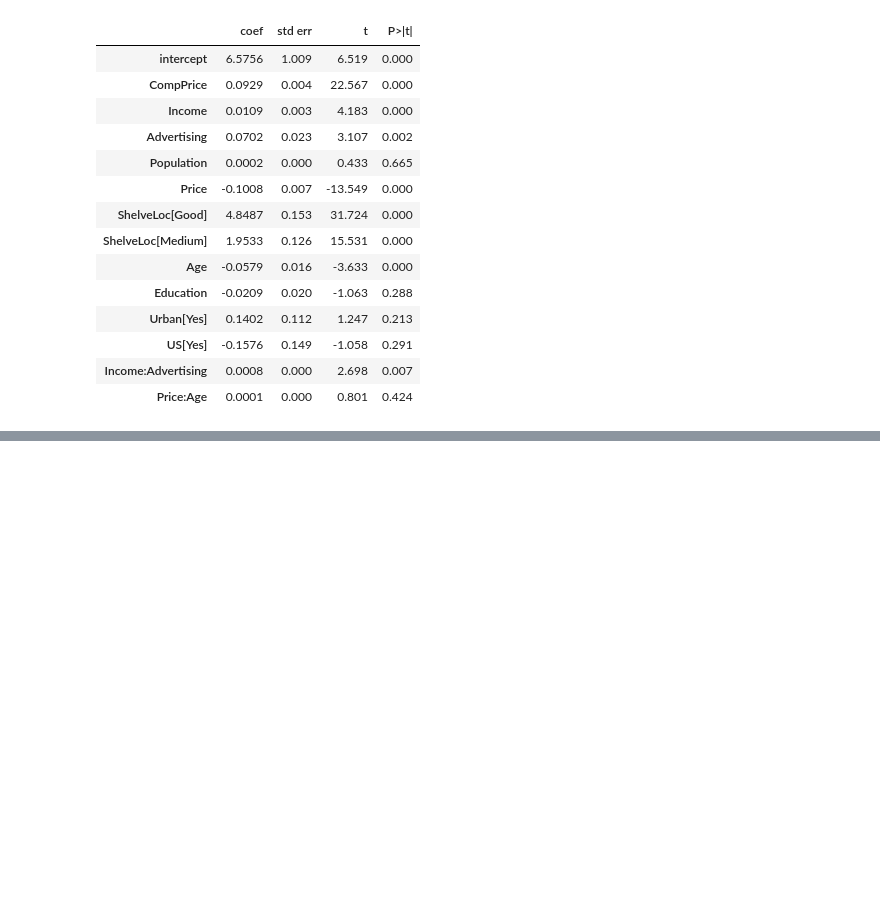
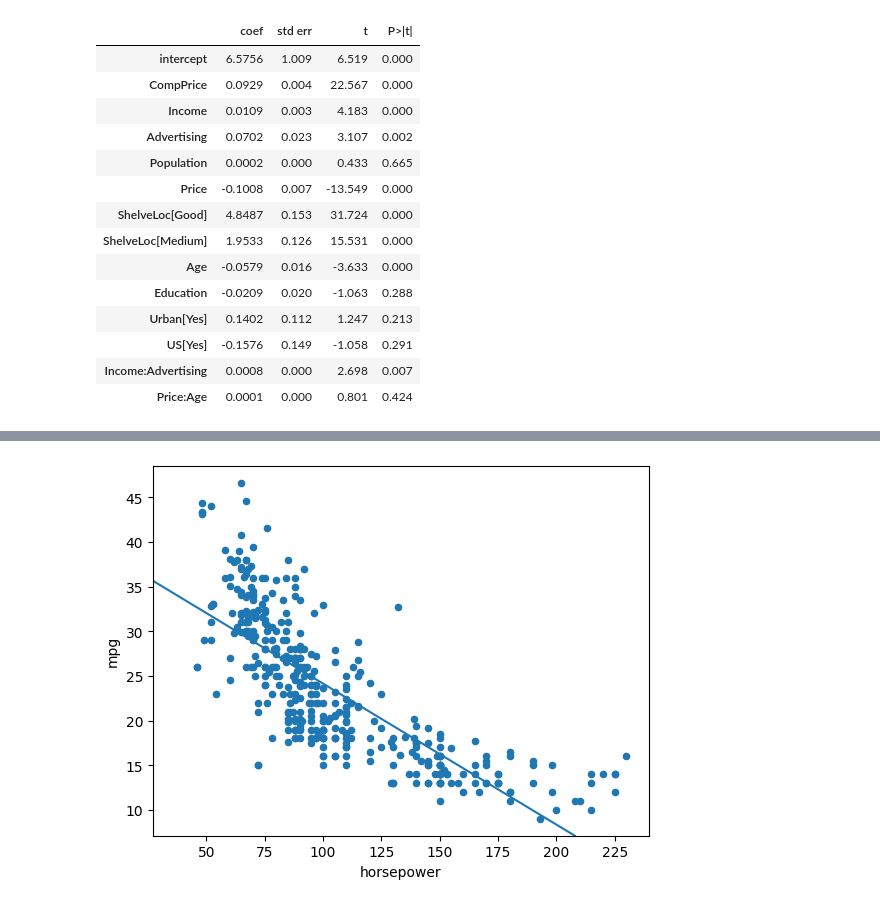
Before and after one commit to AlexBulloso/Notes-on-Stats-and-AI, a Jupyter notebook: Data Science/ISL in Python and R/Ch3-Py.ipynb, the cells around one changed output, grey strips where cells are left out. Cells and saved outputs as stored; diff of their text form; code cells hidden in the pictures; blank space fills up the shorter version.

```diff
--- a/Data Science/ISL in Python and R/Ch3-Py.ipynb
+++ b/Data Science/ISL in Python and R/Ch3-Py.ipynb
@@ -666,0 +785,29 @@ summarize(model.fit())
+# %%
+# 8.
+
+# a)
+Auto = pd.read_csv("data/Auto.csv", na_values=["?"])
+Auto = Auto.dropna() # needed to do this since there were nan values
+y = Auto['mpg']
+X = MS(['horsepower']).fit_transform(Auto)
+#X = pd.DataFrame({'intercept': np.ones(Auto.shape[0]), 'horsepower':Auto['horsepower']})
+#print(np.asarray(Auto['horsepower'], dtype=float))
+model = sm.OLS(y, X)
+results = model.fit()
+print("\ni) ",summarize(results))
+# i) There is a relationship since p-value < 0.05
+
+print("\nii)\nR^2: ", results.rsquared, "\nRSE: ", np.sqrt(results.scale)) # RSE
+# ii) The relationship is relatively strong. 60% of the variance is explained by the model.
+
+# iii) The coefficient for horsepower is negative so the relationship between X and Y is negative
+
+print("\niv)\nX = 98, Y = ", results.params.iloc[0] + 98 * results.params.iloc[1]);
+# long:
+new_df = pd.DataFrame({'horsepower':[98]})
+newX = MS(['horsepower']).fit(Auto).transform(new_df)
+new_predictions = results.get_prediction(newX)
+print(new_predictions.predicted_mean)
+print("CIs: ", new_predictions.conf_int(alpha = 0.05))
+print("PIs: ", new_predictions.conf_int(obs = True, alpha = 0.05));
+# iv) See above.
@@ -666,0 +828,8 @@ summarize(model.fit())
+# %%
+# 8 b)
+ax = Auto.plot.scatter('horsepower', 'mpg')
+ax.axline((ax.get_xlim()[0], results.params.iloc[1] * ax.get_xlim()[0] + results.params.iloc[0]), slope = results.params.iloc[1]);
+# Note: ax.axline() takes in xy1 (a first point) and xy2 (a second point) OR slope.
+# Above, I used the smallest value of x via get_xlim()[0], and worked out the (x, y) tuple. Slope is just results.params[1]
+# %% [output]
+[figure, added]
```
Also changed, not shown: parts of 26 cells of this notebook.
